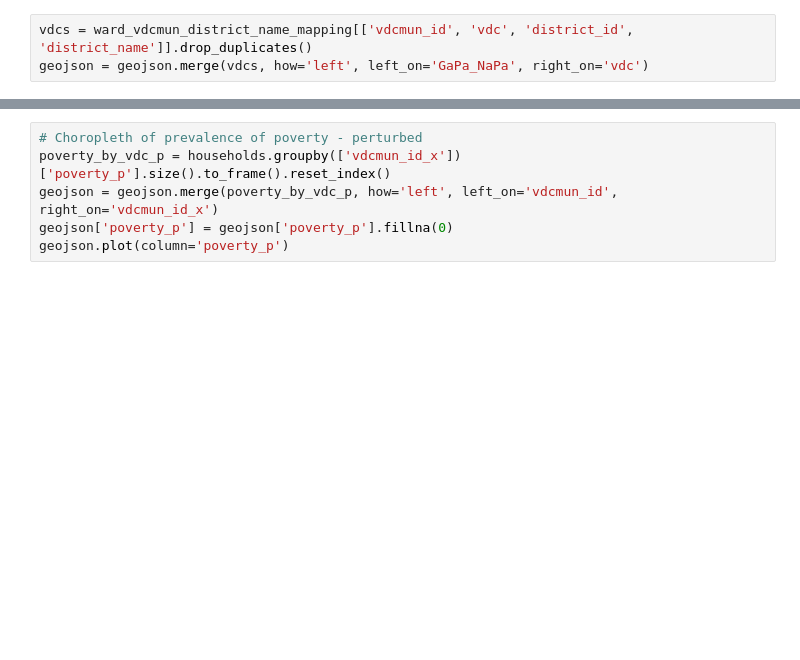
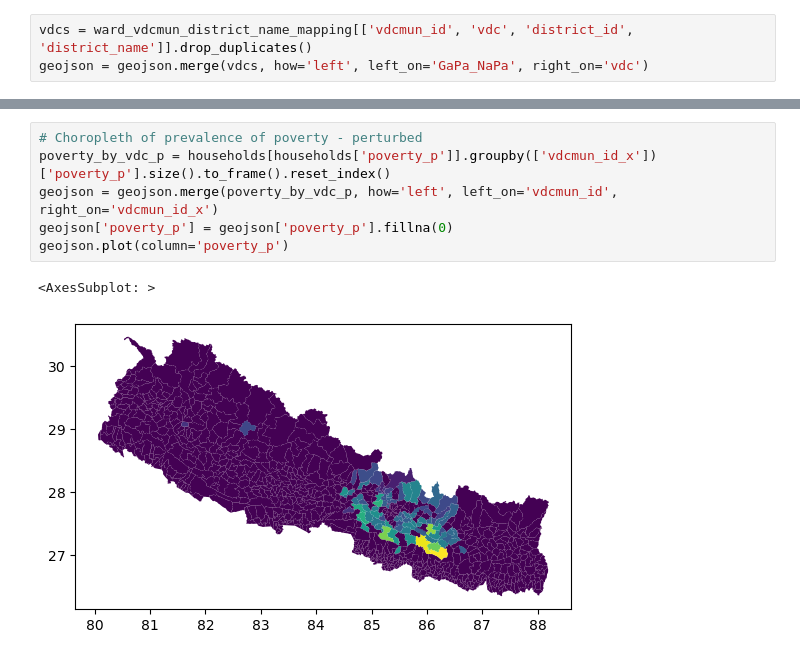
Before and after one commit to pnabutovsky/nepal-earthquake-2015, a Jupyter notebook: earthquake-2015.ipynb, the cells around one changed output, grey strips where cells are left out. Cells and saved outputs as stored; diff of their text form; blank space fills up the shorter version.

```diff
--- a/earthquake-2015.ipynb
+++ b/earthquake-2015.ipynb
@@ -131,6 +294,9 @@ geojson.plot(column='poverty')
 # %%
 # Choropleth of prevalence of poverty - perturbed
-poverty_by_vdc_p = households.groupby(['vdcmun_id_x'])['poverty_p'].size().to_frame().reset_index()
+poverty_by_vdc_p = households[households['poverty_p']].groupby(['vdcmun_id_x'])['poverty_p'].size().to_frame().reset_index()
 geojson = geojson.merge(poverty_by_vdc_p, how='left', left_on='vdcmun_id', right_on='vdcmun_id_x')
 geojson['poverty_p'] = geojson['poverty_p'].fillna(0)
 geojson.plot(column='poverty_p')
+# %% [output]
+<AxesSubplot: >
+[figure, added]
```
Also changed, not shown: parts of 22 cells of this notebook, 3 other files.
